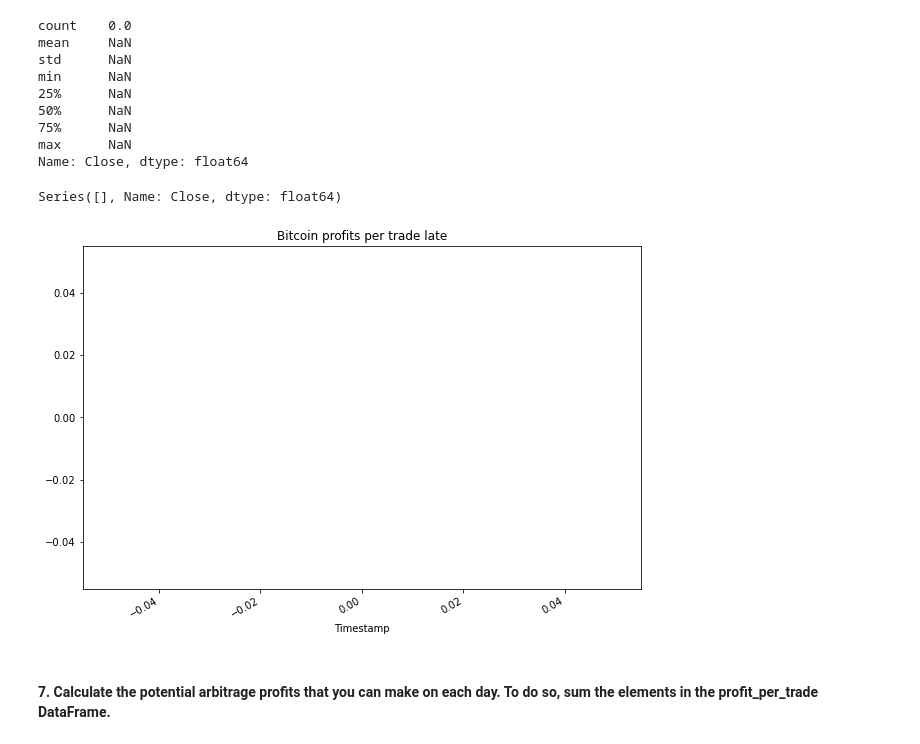
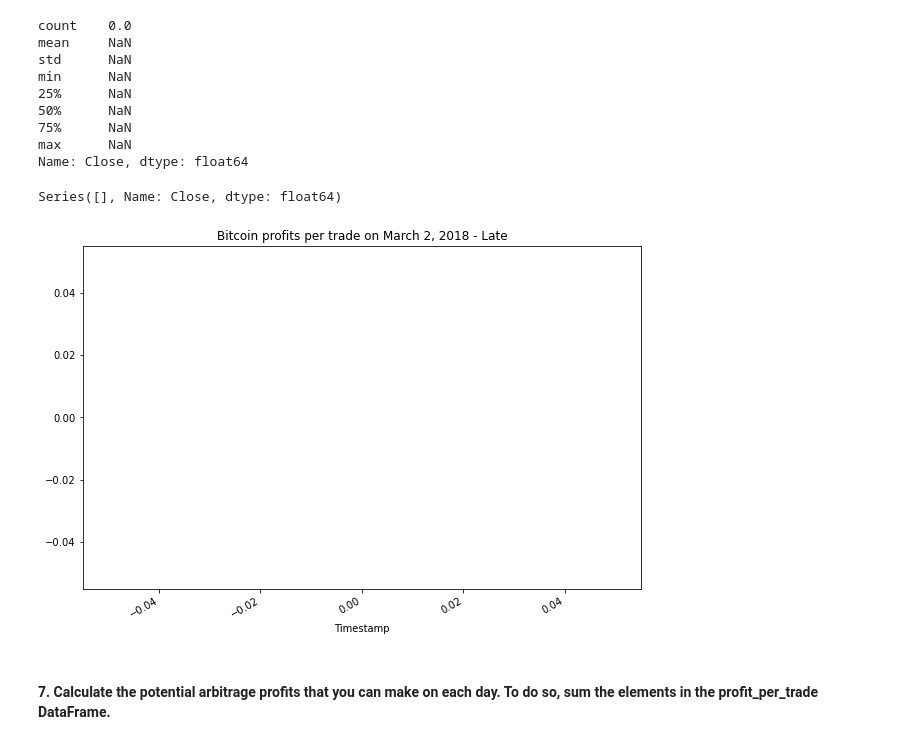
Before and after one commit to JeffSmith-ok/Crypto_Arbitrage_Analysis_Jupyter_Labs, a Jupyter notebook: crypto_arbitrage.ipynb, the cells around one changed output. Saved outputs shown, nothing was run; the diff lists cells and outputs as text; code cells hidden in the pictures.

```diff
--- a/crypto_arbitrage.ipynb
+++ b/crypto_arbitrage.ipynb
@@ -767,12 +782,12 @@ Name: Close, dtype: float64
 # %%
 # For the date late in the dataset, calculate the potential profit per trade in dollars
 # Multiply the profitable trades by the cost of the Bitcoin that was purchased
-profit_per_trade_late = profitable_trades_late * bitstamp_sliced.loc['2018-03-02']
+profit_late = profitable_trades_late * bitstamp_sliced.loc['2018-03-02']
 
 
 # Drop any missing values from the profit DataFrame
 #profit_per_trade_early = # YOUR CODE HERE
-profit_per_trade_late = profit_per_trade_late.dropna()
+profit_per_trade_late = profit_late.dropna()
 
 # View the early profit DataFrame
 # YOUR CODE HERE
@@ -848,11 +851,11 @@ min      NaN
 max      NaN
 Name: Close, dtype: float64
 # %%
-profit_per_trade_late.plot(figsize=(10, 7), title="Bitcoin profits per trade late")
+profit_per_trade_late.plot(figsize=(10, 7), title="Bitcoin profits per trade on March 2, 2018 - Late")
 profit_per_trade_late
 # %% [output]
 Series([], Name: Close, dtype: float64)
-[figure, old version]
+[figure, new version]
 # %% [markdown]
 #### 7. Calculate the potential arbitrage profits that you can make on each day. To do so, sum the elements in the profit_per_trade DataFrame.
 # %%
```
Also changed, not shown: parts of 39 cells of this notebook, 1 other file.
